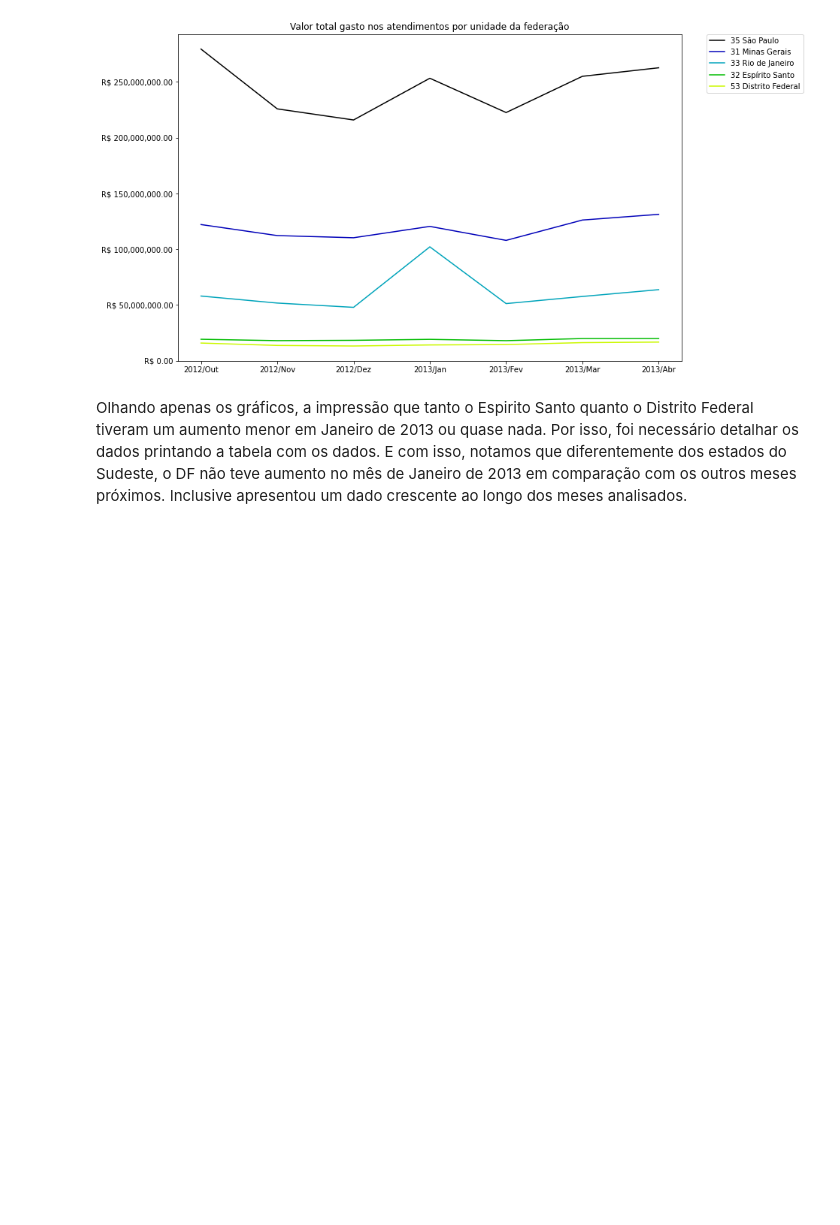
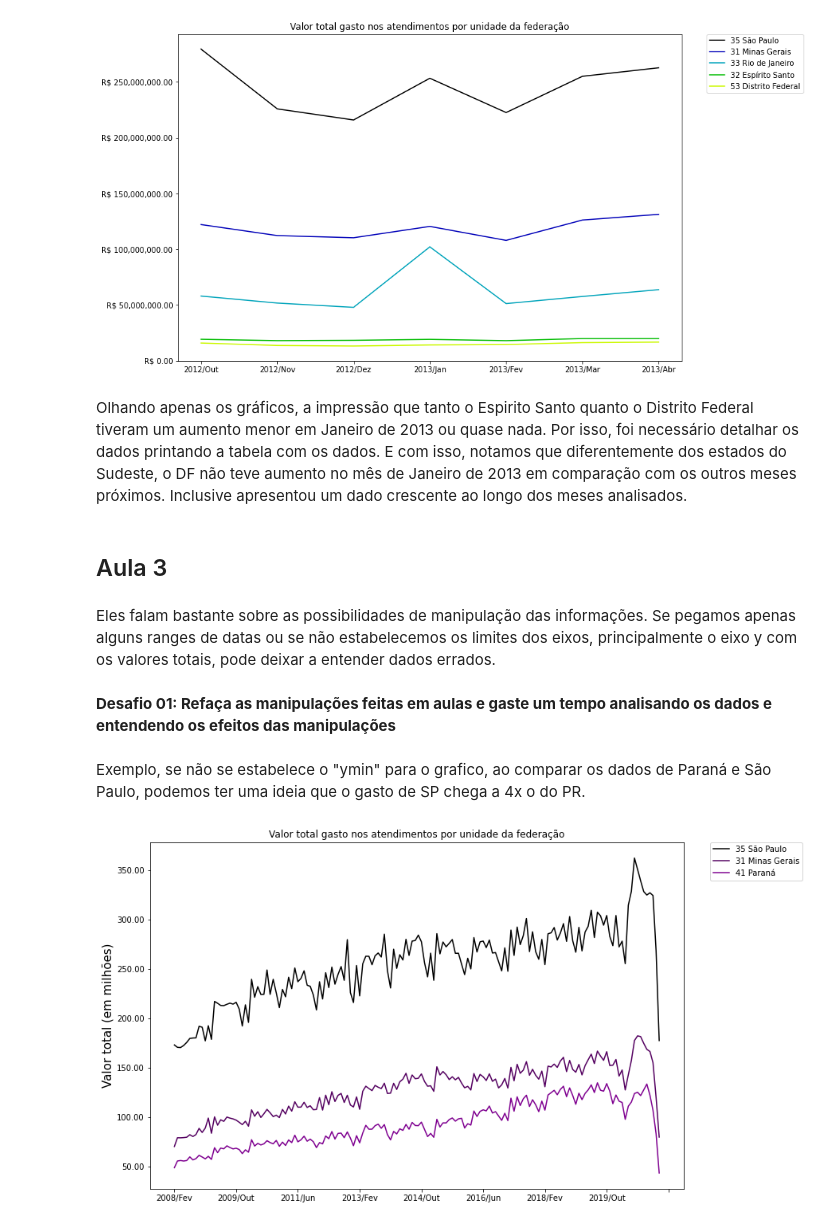
Before and after one commit to fred-carneiro/bootcamp-alura, a Jupyter notebook: Bootcamp_Data_Science_Modulo_1.ipynb, the cells around one changed output. Cells and saved outputs as stored; diff of their text form; code cells hidden in the pictures; blank space fills up the shorter version.

```diff
--- a/Bootcamp_Data_Science_Modulo_1.ipynb
+++ b/Bootcamp_Data_Science_Modulo_1.ipynb
@@ -454,3 +454,26 @@ plt.show()
 [figure]
 # %% [markdown]
 Olhando apenas os gráficos, a impressão que tanto o Espirito Santo quanto o Distrito Federal tiveram um aumento menor em Janeiro de 2013 ou quase nada. Por isso, foi necessário detalhar os dados printando a tabela com os dados. E com isso, notamos que diferentemente dos estados do Sudeste, o DF não teve aumento no mês de Janeiro de 2013 em comparação com os outros meses próximos. Inclusive apresentou um dado crescente ao longo dos meses analisados.
+# %% [markdown]
+## Aula 3
+# %% [markdown]
+Eles falam bastante sobre as possibilidades de manipulação das informações. Se pegamos apenas alguns ranges de datas ou se não estabelecemos os limites dos eixos, principalmente o eixo y com os valores totais, pode deixar a entender dados errados.
+# %% [markdown]
+**Desafio 01: Refaça as manipulações feitas em aulas e gaste um tempo analisando os dados e entendendo os efeitos das manipulações**
+# %% [markdown]
+Exemplo, se não se estabelece o "ymin" para o grafico, ao comparar os dados de Paraná e São Paulo, podemos ter uma ideia que o gasto de SP chega a 4x o do PR.
+# %%
+
+
+n_colors = len(ordenados_por_total)
+colors = plt.cm.nipy_spectral(np.linspace(0, 1, n_colors))
+dados_sem_discrepancia = ordenados_por_total[:3].T[6:-1] #pega menos meses para não mostrar os dados que pioram muito a visualização. Remove o ultimo que é a Região.
+dados_sem_discrepancia = dados_sem_discrepancia / 1000000
+grafico = dados_sem_discrepancia.plot(figsize=(12,8), color=colors)
+grafico.legend(bbox_to_anchor=(1.05, 1), loc=2, borderaxespad=0.) #posiciona a legenda do lado de fora
+grafico.yaxis.set_major_formatter(ticker.StrMethodFormatter("{x:,.2f}")) #formata os valores do eixo Y
+plt.ylabel('Valor total (em milhões)', fontsize=15)
+plt.title("Valor total gasto nos atendimentos por unidade da federação")
+plt.show()
+# %% [output]
+[figure, added]
```
Also changed, not shown: parts of 7 cells of this notebook.
